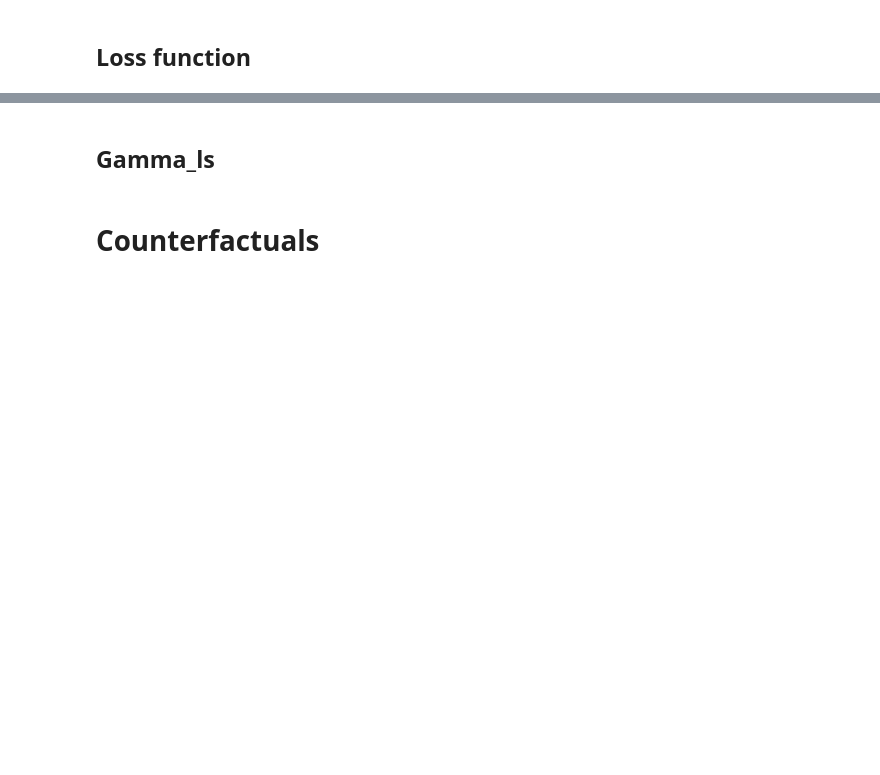
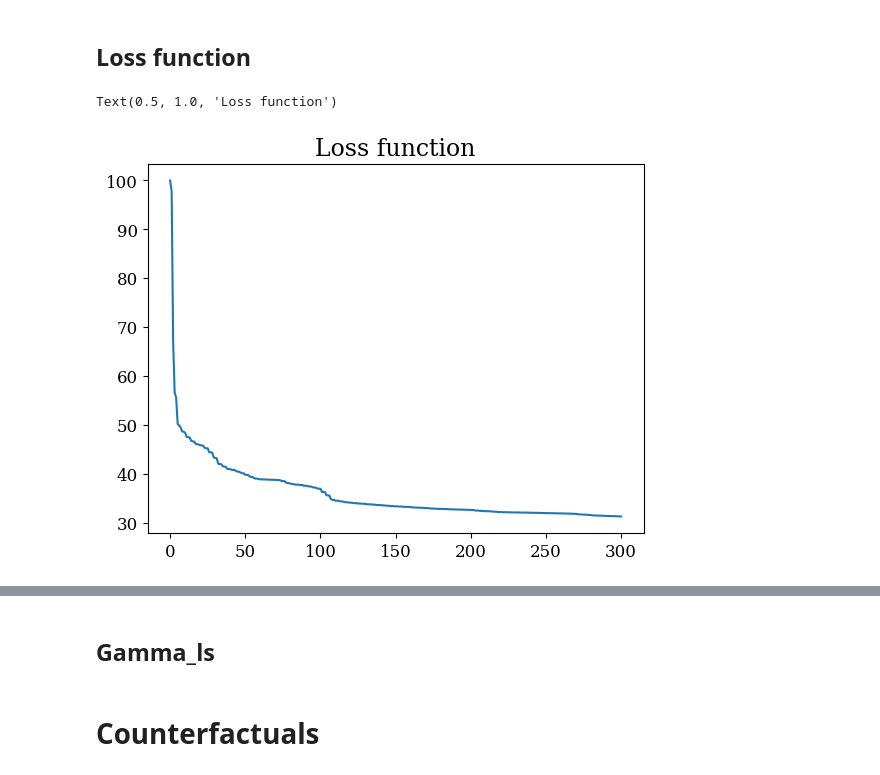
Before and after one commit to SwannChelly/SMM_Spatial_Comovement, a Jupyter notebook: analysis.ipynb, the cells around one changed output, grey strips where cells are left out. Drawn from its saved outputs; the diff is of its cells as text; code cells hidden in the pictures; blank space fills up the shorter version.

```diff
--- a/analysis.ipynb
+++ b/analysis.ipynb
@@ -375,6 +399,7 @@ def load_industry_data(industry, industry_name):
     empirical_moments = np.load(folder / "empirical_moments.npy")
     best_simulated_moments = np.load(folder / "best_simulated_moments.npy")
     best_params = np.load(folder / "best_parameters_list.npy")
+    panel_df = pd.read_csv(folder/ "simulated_panel.csv")
 
     # Unpack moments
     best_simulated_moments_dict = unpack_simulated_moments(
@@ -418,6 +443,9 @@ def load_industry_data(industry, industry_name):
         'best_simulated_moments_dict': best_simulated_moments_dict,
         'empirical_moments_dict': empirical_moments_dict,
 
+        # Regression
+        'panel_df':panel_df,
+
         # Geography
         'idf_ze': idf_ze,
         'filter_N_upstream_df': filter_N_upstream_df,
@@ -432,7 +460,7 @@ def load_industry_data(industry, industry_name):
 # =============================================================================
 
 # Load data
-data = load_industry_data("auto_23", "auto")
+data = load_industry_data("aero", "aero")
 
 # Unpack variables (optional - can also access via data['variable_name'])
 input_folder = data['input_folder']
@@ -455,6 +483,7 @@ best_simulated_moments = data['best_simulated_moments']
 best_params = data['best_params']
 best_simulated_moments_dict = data['best_simulated_moments_dict']
 empirical_moments_dict = data['empirical_moments_dict']
+panel_df = data['panel_df']
 
 # Or use a helper to unpack all at once
 def unpack_data(data_dict):
@@ -1141,11 +1298,14 @@ if __name__ == "__main__":
 # %%
 loss_function = np.sum((empirical_moments.T-best_simulated_moments)**2,axis = 0)
 loss_function/=loss_function[0]/100
 
 
 plt.plot(loss_function)
 plt.title('Loss function')
-plt.xscale('log')
+# plt.xscale('log')
+# %% [output]
+Text(0.5, 1.0, 'Loss function')
+[figure, added]
 # %%
 import numpy as np
 import matplotlib.pyplot as plt
```
Also changed, not shown: parts of 14 cells of this notebook, 4 other files.
